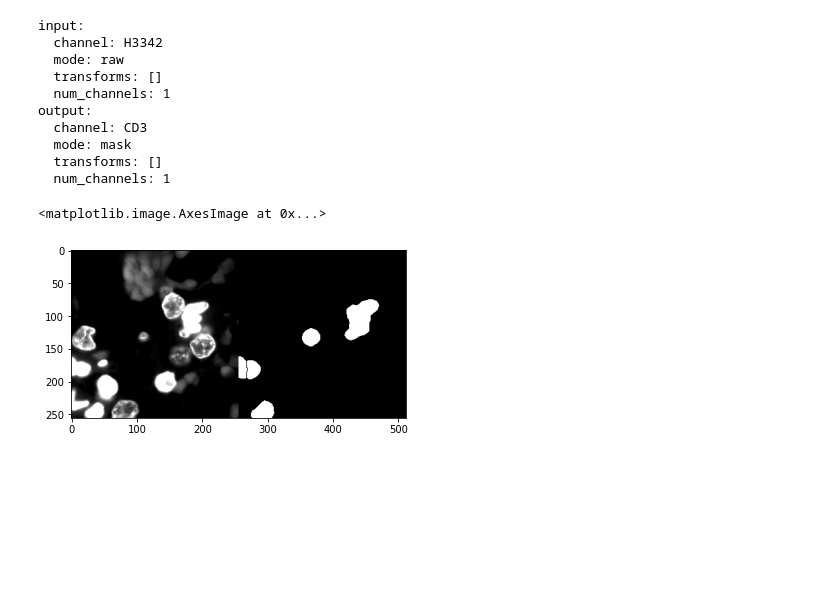
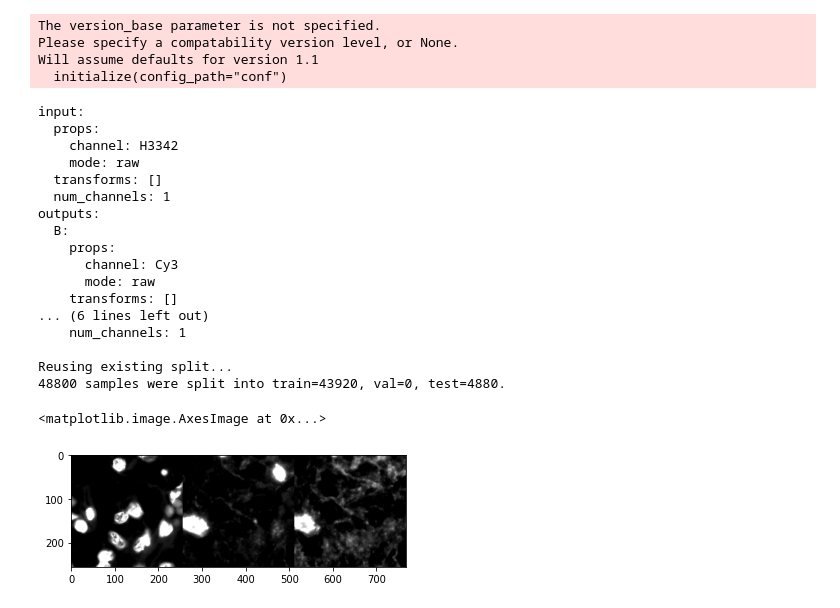
Before and after one commit to georg-wolflein/hoechstgan, a Jupyter notebook: test_transform.ipynb, the cells around one changed output. Saved outputs shown, nothing was run; the diff lists cells and outputs as text; code cells hidden in the pictures; blank space fills up the shorter version.

```diff
--- a/test_transform.ipynb
+++ b/test_transform.ipynb
@@ -1,34 +1,45 @@
 # %%
 from hydra import initialize, compose
 from hydra.core.global_hydra import GlobalHydra
 from omegaconf import OmegaConf
 import matplotlib.pyplot as plt
 import numpy as np
 
 from hoechstgan.data import create_dataset
 from hoechstgan.util import tensor2im
 
 GlobalHydra().clear()
 initialize(config_path="conf")
-cfg = compose("config.yaml", overrides=["name=test", "dataset.output.transforms=[gaussian_blur]"])
+cfg = compose("config.yaml", overrides=["+experiment=dual_cy3_cy5"])#["name=test", "dataset.output.transforms=[gaussian_blur]"])
 
-print(OmegaConf.to_yaml({"input": cfg.dataset.input, "output": cfg.dataset.output}))
+print(OmegaConf.to_yaml({"input": cfg.dataset.input, "outputs": cfg.dataset.outputs}))
 
 dataset = create_dataset(cfg)
 
 item = next(iter(dataset))
-imgs = np.concatenate([tensor2im(item[x]) for x in "AB"], axis=1)
+imgs = np.concatenate([tensor2im(item[x]) for x in "ABC"], axis=1)
 plt.imshow(imgs, cmap="gray")
 # %% [output]
-input:
-  channel: H3342
-  mode: raw
-  transforms: []
-  num_channels: 1
-output:
-  channel: CD3
-  mode: mask
-  transforms: []
-  num_channels: 1
+The version_base parameter is not specified.
+Please specify a compatability version level, or None.
+Will assume defaults for version 1.1
+  initialize(config_path="conf")
-<matplotlib.image.AxesImage at 0x...>
+input:
+  props:
+    channel: H3342
+    mode: raw
+  transforms: []
+  num_channels: 1
+outputs:
+  B:
+    props:
+      channel: Cy3
+      mode: raw
+    transforms: []
+... (6 lines left out)
+    num_channels: 1
+
+Reusing existing split...
+48800 samples were split into train=43920, val=0, test=4880.
+<matplotlib.image.AxesImage at 0x...>
-[figure, old version]
+[figure, new version]
```
Also changed, not shown: 3 other files.
